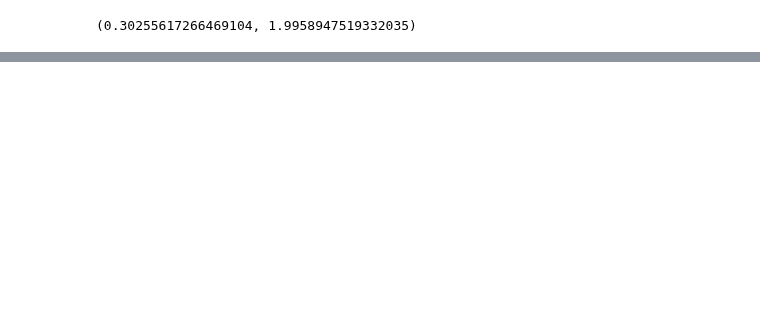
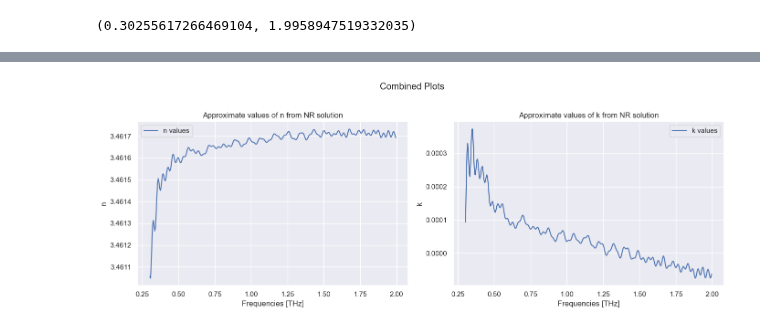
Before and after one commit to tls54/THz-TDS, a Jupyter notebook: PINNs/Back_propagation/experimental_data_testing.ipynb, the cells around one changed output, grey strips where cells are left out. Saved outputs shown, nothing was run; the diff lists cells and outputs as text; code cells hidden in the pictures; blank space fills up the shorter version.

```diff
--- a/PINNs/Back_propagation/experimental_data_testing.ipynb
+++ b/PINNs/Back_propagation/experimental_data_testing.ipynb
@@ -198,0 +248,37 @@ plot_comparison(freqs_THz, H_values, phi_values, optimal_abs, optimal_phi)
+# %%
+abs_NR_H = torch.abs(NR_H)
+phi_NR = np.unwrap(np.angle(NR_H))
+
+# Add transfer function values to dataframe
+NR['abs_NR_H'] = abs_NR_H
+NR['phi_NR'] = phi_NR
+NR['n'] = torch.real(n_NR)
+NR['k'] = torch.imag(n_NR)
+
+NR_extended = NR
+
+# Truncate NR for optimal plotting
+NR = NR[NR['frequencies'] >= 0.3]
+# %%
+# Create the first subplot (assuming 'data1' is your first dataset)
+fig, (ax1, ax2) = plt.subplots(1, 2, figsize=(14, 5))
+
+# First plot: Approximate values of n from NR solution
+sns.lineplot(x=NR['frequencies'], y=NR['n'], label="n values", ax=ax1)
+ax1.set_title('Approximate values of n from NR solution')
+ax1.yaxis.set_major_formatter(ticker.ScalarFormatter(useOffset=False))
+ax1.set_xlabel('Frequencies [THz]')
+
+# Second plot (assuming 'data2' is your second dataset with x and y values)
+sns.lineplot(x=NR['frequencies'], y=NR['k'], label="k values", ax=ax2)
+ax2.set_title('Approximate values of k from NR solution')
+ax2.yaxis.set_major_formatter(ticker.ScalarFormatter(useOffset=False))
+ax2.set_xlabel('Frequencies [THz]')
+
+# Adjust layout and add main title if needed
+plt.suptitle('Combined Plots', y=1.02)
+plt.tight_layout()
+plt.legend()
+plt.show()
+# %% [output]
+[figure, added]
```
Also changed, not shown: parts of 30 cells of this notebook, 5 other files.
